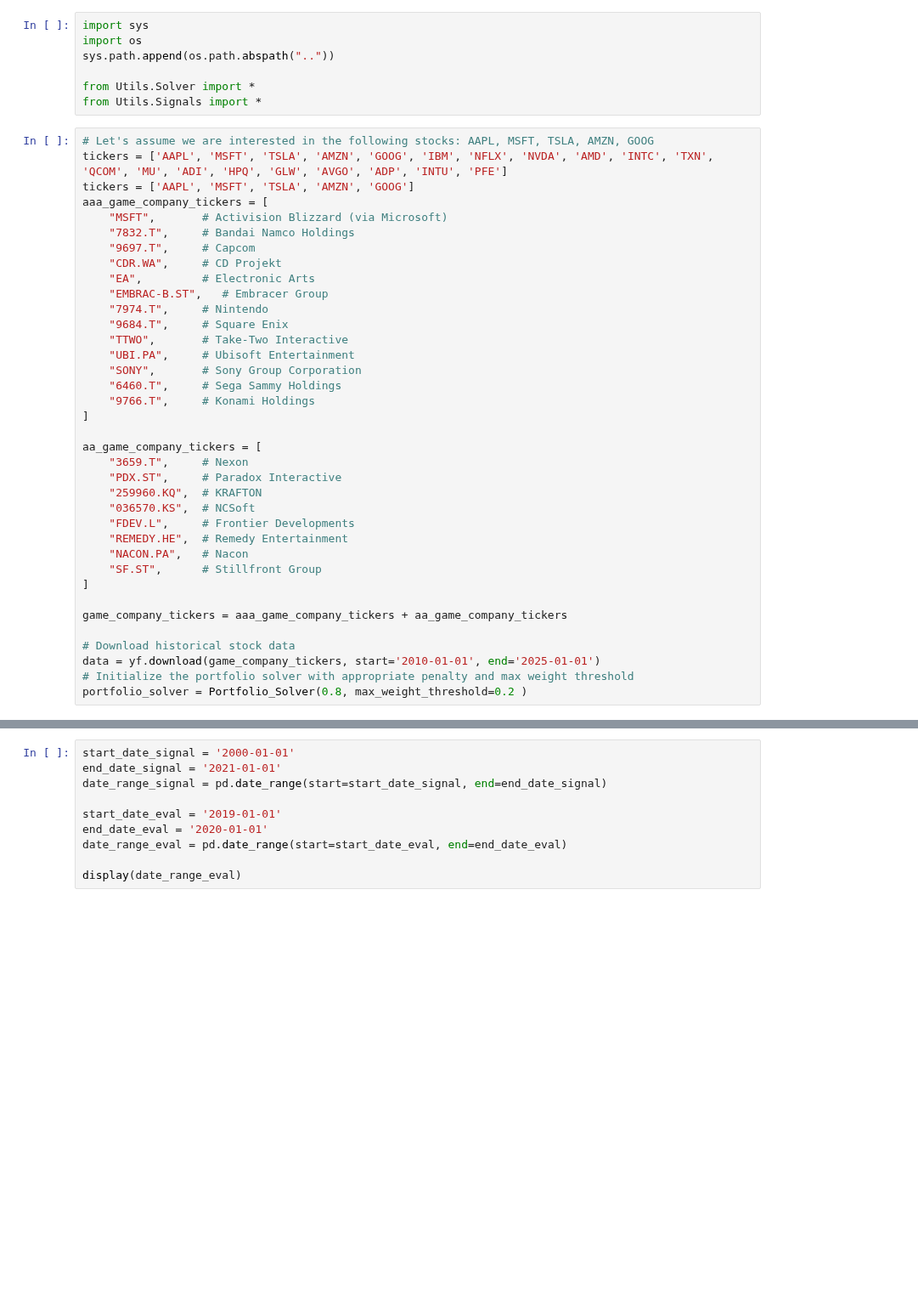
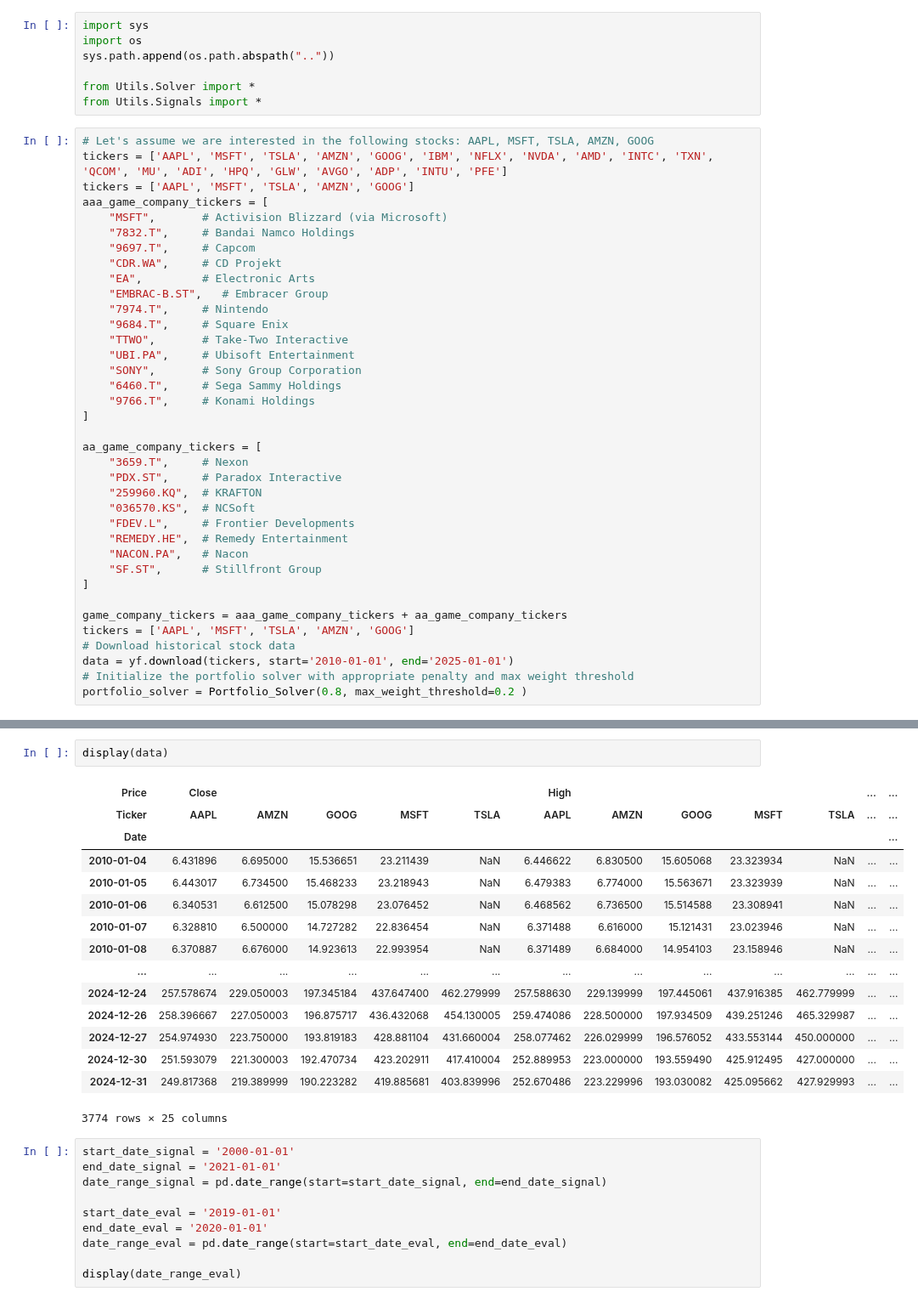
Before and after one commit to mathieupelo/SDA-Project, a Jupyter notebook: Pipelines/main.ipynb, the cells around one changed output, grey strips where cells are left out. Shown at 85% size. Drawn from its saved outputs; the diff is of its cells as text; blank space fills up the shorter version.

```diff
--- a/Pipelines/main.ipynb
+++ b/Pipelines/main.ipynb
@@ -37,9 +37,9 @@ aa_game_company_tickers = [
 ]
 
 game_company_tickers = aaa_game_company_tickers + aa_game_company_tickers
-
+tickers = ['AAPL', 'MSFT', 'TSLA', 'AMZN', 'GOOG']
 # Download historical stock data
-data = yf.download(game_company_tickers, start='2010-01-01', end='2025-01-01')
+data = yf.download(tickers, start='2010-01-01', end='2025-01-01')
 # Initialize the portfolio solver with appropriate penalty and max weight threshold
 portfolio_solver = Portfolio_Solver(0.8, max_weight_threshold=0.2 )
 # %% [output]
@@ -47,3 +48,21 @@ portfolio_solver = Portfolio_Solver(0.8, max_weight_threshold=0.2 )
+# %%
+display(data)
+# %% [output]
+| Price | Close |  |  |  |  | High |  |  |  |  | ... | ... |
+| Ticker | AAPL | AMZN | GOOG | MSFT | TSLA | AAPL | AMZN | GOOG | MSFT | TSLA | ... | ... |
+| Date |  |  |  |  |  |  |  |  |  |  |  | ... |
+| 2010-01-04 | 6.431896 | 6.695000 | 15.536651 | 23.211439 | NaN | 6.446622 | 6.830500 | 15.605068 | 23.323934 | NaN | ... | ... |
+| 2010-01-05 | 6.443017 | 6.734500 | 15.468233 | 23.218943 | NaN | 6.479383 | 6.774000 | 15.563671 | 23.323939 | NaN | ... | ... |
+| 2010-01-06 | 6.340531 | 6.612500 | 15.078298 | 23.076452 | NaN | 6.468562 | 6.736500 | 15.514588 | 23.308941 | NaN | ... | ... |
+| 2010-01-07 | 6.328810 | 6.500000 | 14.727282 | 22.836454 | NaN | 6.371488 | 6.616000 | 15.121431 | 23.023946 | NaN | ... | ... |
+| 2010-01-08 | 6.370887 | 6.676000 | 14.923613 | 22.993954 | NaN | 6.371489 | 6.684000 | 14.954103 | 23.158946 | NaN | ... | ... |
+| ... | ... | ... | ... | ... | ... | ... | ... | ... | ... | ... | ... | ... |
+| 2024-12-24 | 257.578674 | 229.050003 | 197.345184 | 437.647400 | 462.279999 | 257.588630 | 229.139999 | 197.445061 | 437.916385 | 462.779999 | ... | ... |
+| 2024-12-26 | 258.396667 | 227.050003 | 196.875717 | 436.432068 | 454.130005 | 259.474086 | 228.500000 | 197.934509 | 439.251246 | 465.329987 | ... | ... |
+| 2024-12-27 | 254.974930 | 223.750000 | 193.819183 | 428.881104 | 431.660004 | 258.077462 | 226.029999 | 196.576052 | 433.553144 | 450.000000 | ... | ... |
+| 2024-12-30 | 251.593079 | 221.300003 | 192.470734 | 423.202911 | 417.410004 | 252.889953 | 223.000000 | 193.559490 | 425.912495 | 427.000000 | ... | ... |
+| 2024-12-31 | 249.817368 | 219.389999 | 190.223282 | 419.885681 | 403.839996 | 252.670486 | 223.229996 | 193.030082 | 425.095662 | 427.929993 | ... | ... |
+3774 rows × 25 columns
 # %%
 start_date_signal = '2000-01-01'
 end_date_signal = '2021-01-01'
```
Also changed, not shown: parts of 5 cells of this notebook, 3 other files.
